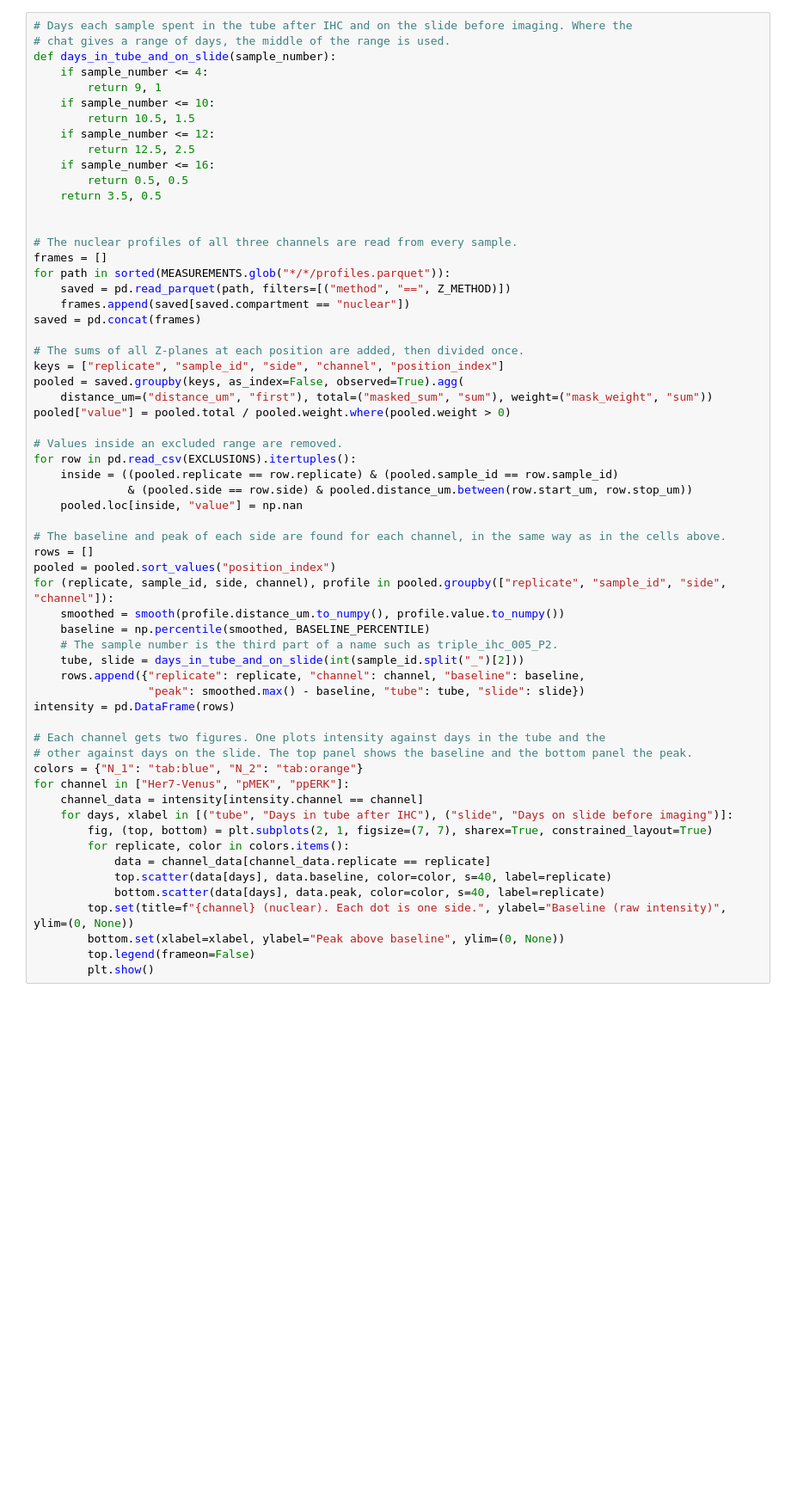
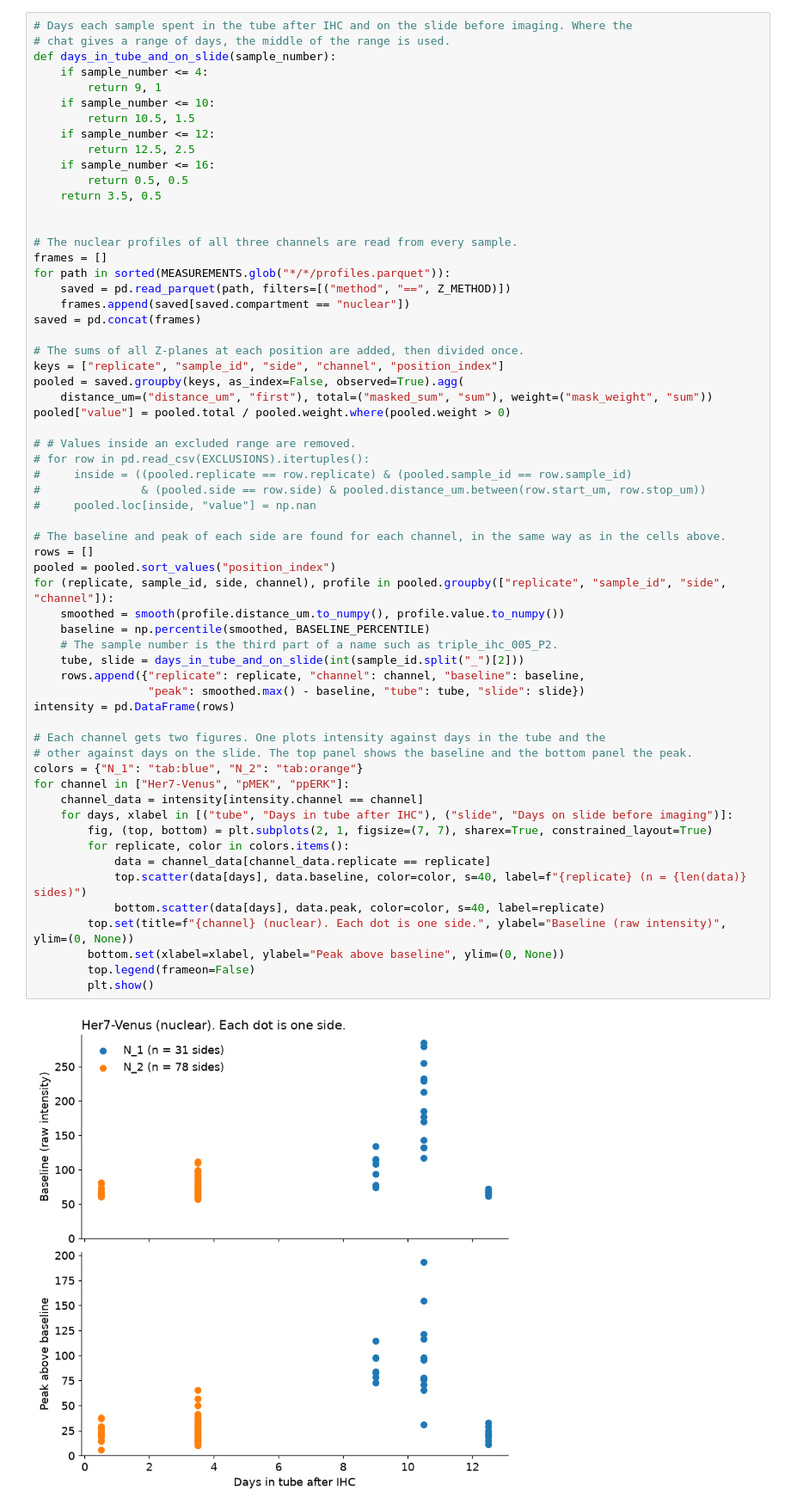
Before and after one commit to AryaDesai/IHC_analysis, a Jupyter notebook: compare_embryos.ipynb, the cells around one changed output. Shown at 86% size. Cells and saved outputs as stored; diff of their text form; blank space fills up the shorter version.

```diff
--- a/compare_embryos.ipynb
+++ b/compare_embryos.ipynb
@@ -197,36 +264,38 @@ pooled = saved.groupby(keys, as_index=False, observed=True).agg(
     distance_um=("distance_um", "first"), total=("masked_sum", "sum"), weight=("mask_weight", "sum"))
 pooled["value"] = pooled.total / pooled.weight.where(pooled.weight > 0)
 
-# Values inside an excluded range are removed.
-for row in pd.read_csv(EXCLUSIONS).itertuples():
-    inside = ((pooled.replicate == row.replicate) & (pooled.sample_id == row.sample_id)
-              & (pooled.side == row.side) & pooled.distance_um.between(row.start_um, row.stop_um))
-    pooled.loc[inside, "value"] = np.nan
+# # Values inside an excluded range are removed.
+# for row in pd.read_csv(EXCLUSIONS).itertuples():
+#     inside = ((pooled.replicate == row.replicate) & (pooled.sample_id == row.sample_id)
+#               & (pooled.side == row.side) & pooled.distance_um.between(row.start_um, row.stop_um))
+#     pooled.loc[inside, "value"] = np.nan
 
 # The baseline and peak of each side are found for each channel, in the same way as in the cells above.
 rows = []
 pooled = pooled.sort_values("position_index")
 for (replicate, sample_id, side, channel), profile in pooled.groupby(["replicate", "sample_id", "side", "channel"]):
     smoothed = smooth(profile.distance_um.to_numpy(), profile.value.to_numpy())
     baseline = np.percentile(smoothed, BASELINE_PERCENTILE)
     # The sample number is the third part of a name such as triple_ihc_005_P2.
     tube, slide = days_in_tube_and_on_slide(int(sample_id.split("_")[2]))
     rows.append({"replicate": replicate, "channel": channel, "baseline": baseline,
                  "peak": smoothed.max() - baseline, "tube": tube, "slide": slide})
 intensity = pd.DataFrame(rows)
 
 # Each channel gets two figures. One plots intensity against days in the tube and the
 # other against days on the slide. The top panel shows the baseline and the bottom panel the peak.
 colors = {"N_1": "tab:blue", "N_2": "tab:orange"}
 for channel in ["Her7-Venus", "pMEK", "ppERK"]:
     channel_data = intensity[intensity.channel == channel]
     for days, xlabel in [("tube", "Days in tube after IHC"), ("slide", "Days on slide before imaging")]:
         fig, (top, bottom) = plt.subplots(2, 1, figsize=(7, 7), sharex=True, constrained_layout=True)
         for replicate, color in colors.items():
             data = channel_data[channel_data.replicate == replicate]
-            top.scatter(data[days], data.baseline, color=color, s=40, label=replicate)
+            top.scatter(data[days], data.baseline, color=color, s=40, label=f"{replicate} (n = {len(data)} sides)")
             bottom.scatter(data[days], data.peak, color=color, s=40, label=replicate)
         top.set(title=f"{channel} (nuclear). Each dot is one side.", ylabel="Baseline (raw intensity)", ylim=(0, None))
         bottom.set(xlabel=xlabel, ylabel="Peak above baseline", ylim=(0, None))
         top.legend(frameon=False)
         plt.show()
+# %% [output]
+[figure, added]
```
Also changed, not shown: parts of 9 cells of this notebook, 3 other files.
